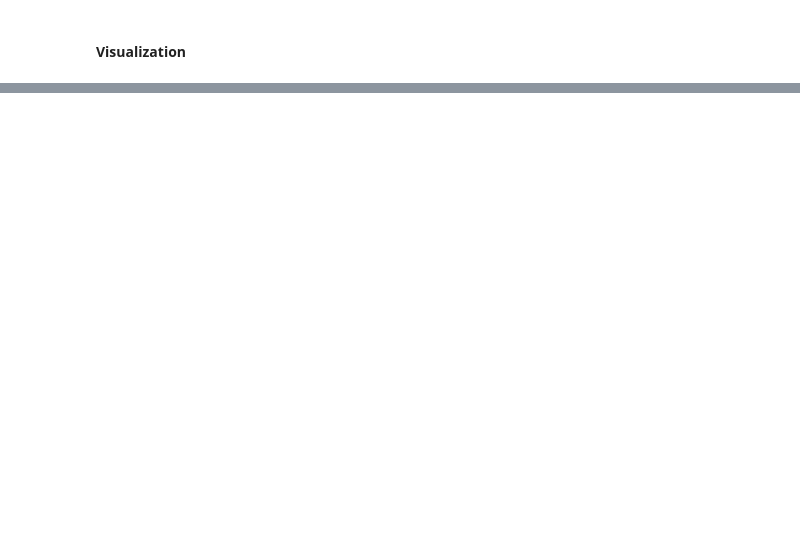
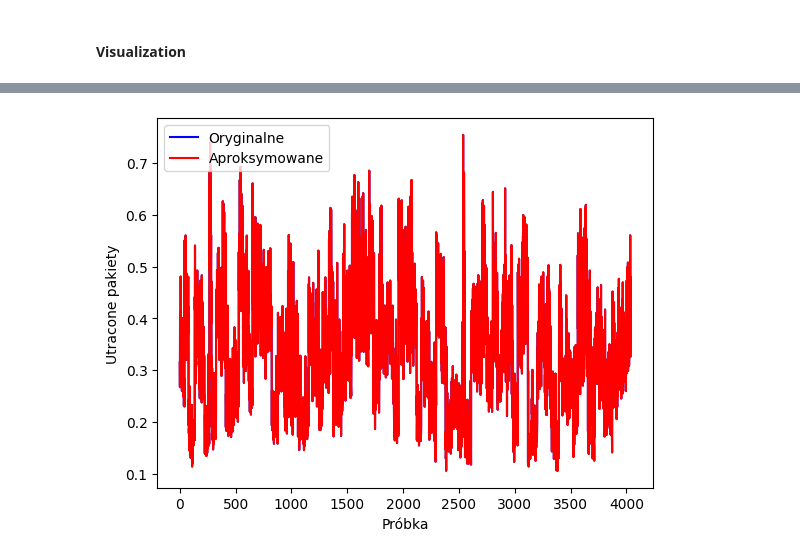
Before and after one commit to kowaleuro/GNN, a Jupyter notebook: model_analysis.ipynb, the cells around one changed output, grey strips where cells are left out. Drawn from its saved outputs; the diff is of its cells as text; code cells hidden in the pictures; blank space fills up the shorter version.

Commit message:
model_compare

```diff
--- a/model_analysis.ipynb
+++ b/model_analysis.ipynb
@@ -15,7 +15,7 @@ from visualization.two_dim_hist import Create2d, KDE
 from functions.load_model import load_model
 from sklearn.metrics import mean_squared_error
 import numpy as np
-max_count=10
+max_count=100
 # %%
 %%html
 <style>
@@ -38,7 +40,9 @@ ds_path_jitter = 'data/jitter_data_mb_cv'
 # %%
 ds_test_baseline = get_dataset(ds_path_baseline)
 ds_test_jitter = get_dataset(ds_path_jitter)
-ds_test_master = get_dataset(ds_path_master,additional_ds=ds_path_sim).map(normalize)
+ds_test_master = get_dataset(ds_path_master).map(normalize)
+
+ds_test_sim = get_dataset('',additional_ds=sim_path_test).map(normalize)
 # %% [markdown]
 ##### Models
 # %%
@@ -62,7 +58,6 @@ WARNING:tensorflow:6 out of the last 6 calls to <function Jitter_model.call at 0
 # %%
 # MasterModel
-data = tf.data.Dataset.load(f"{ds_path_sim}/{4}/validation", compression="GZIP")
 
 master_model = load_model(MasterModel(),ds_test_master,'ckpt/ck/')
-original,predicted,mean = data_gather(data,master_model,max_count=max_count);
+original,predicted,mean = data_gather(ds_test_master,master_model,max_count=max_count);
 # %% [output]
@@ -70,0 +67,5 @@ WARNING:tensorflow:5 out of the last 5 calls to <function MasterModel.call at 0x
+# %%
+# MasterModel_old
+
+old_model = load_model(MasterModel(),ds_test_master,'ckpt/MasterModel/')
+original_old,predicted_old,mean_old = data_gather(ds_test_master,old_model,max_count=max_count);
@@ -98,0 +82,4 @@ Reusing TensorBoard on port 6006 (pid 23272), started 0:29:19 ago. (Use '!kill 2
+# %%
+plot_results(mean_old,mean,'old_drop_orig',save=False, x_label='Próbka',y_label='Utracone pakiety')
+# %% [output]
+[figure, added]
```
Also changed, not shown: parts of 18 cells of this notebook, 2 other files.
